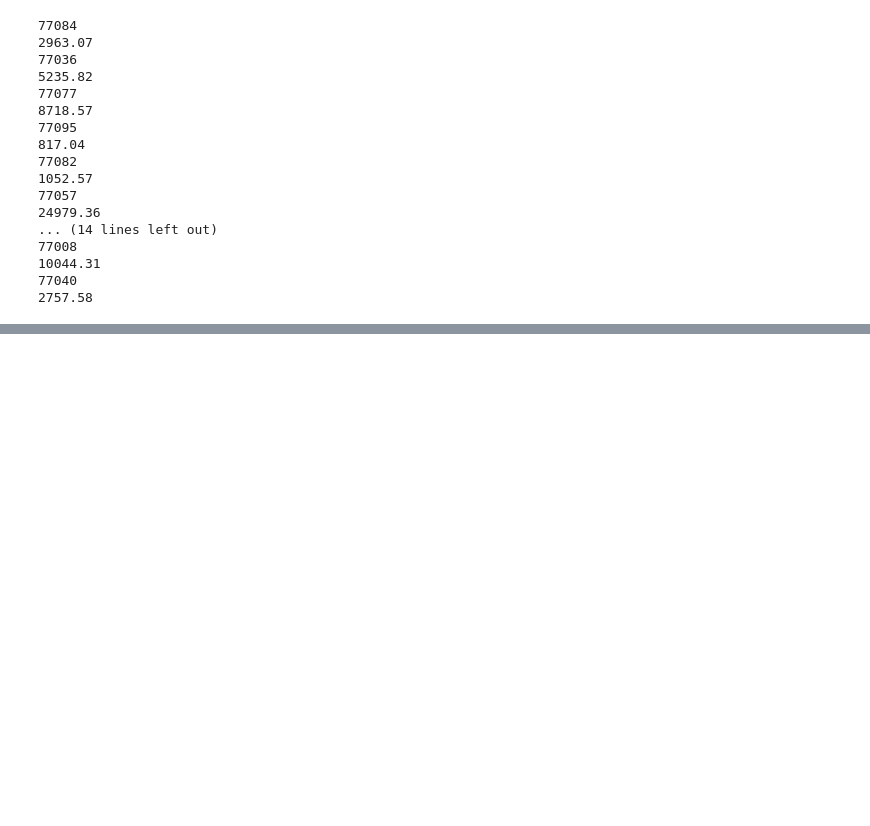
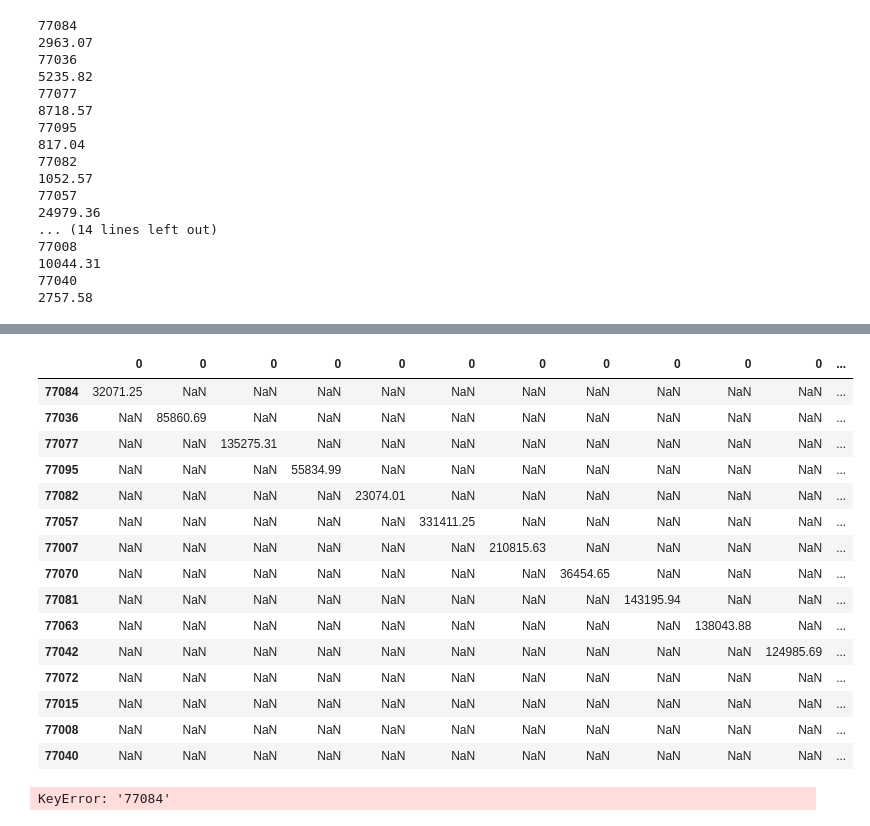
Before and after one commit to Blue723/Housing_Time_Series, a Jupyter notebook: Time_Series_notebook.ipynb, the cells around one changed output, grey strips where cells are left out. Cells and saved outputs as stored; diff of their text form; code cells hidden in the pictures; blank space fills up the shorter version.

```diff
--- a/Time_Series_notebook.ipynb
+++ b/Time_Series_notebook.ipynb
@@ -500,0 +492,10 @@ KeyError: '77084'
+# %%
+mse_future_conf_li = []
+for r in range(0,15):
+    conf_int_indexed = pred_res[r].conf_int().set_index(future_dti)
+    print(zip_col[r])
+    mse = round(sqrt(mean_squared_error(future_mean[zip_col[r]], conf_int_indexed.iloc[:, 0])), 2)
+    print(mse)
+    print('')
+
+    mse_future_conf_li.append(mse)
@@ -500,0 +520,28 @@ KeyError: '77084'
+# %%
+mse_future_conf_df = pd.DataFrame()
+for r in range(0,15):
+    conf_int_indexed = pred_res[r].conf_int().set_index(future_dti)
+
+    mse = round(sqrt(mean_squared_error(future_mean[zip_col[r]], conf_int_indexed.iloc[:, 0])), 2)
+    mse_dict = {zip_col[r]: mse}
+    mse_df = pd.Series(mse_dict)
+    mse_future_conf_df = pd.concat([mse_future_conf_df, mse_df], axis=1)
+# %%
+mse_future_conf_df
+# %% [output]
+|  | 0 | 0 | 0 | 0 | 0 | 0 | 0 | 0 | 0 | 0 | 0 | ... |
+| 77084 | 32071.25 | NaN | NaN | NaN | NaN | NaN | NaN | NaN | NaN | NaN | NaN | ... |
+| 77036 | NaN | 85860.69 | NaN | NaN | NaN | NaN | NaN | NaN | NaN | NaN | NaN | ... |
+| 77077 | NaN | NaN | 135275.31 | NaN | NaN | NaN | NaN | NaN | NaN | NaN | NaN | ... |
+| 77095 | NaN | NaN | NaN | 55834.99 | NaN | NaN | NaN | NaN | NaN | NaN | NaN | ... |
+| 77082 | NaN | NaN | NaN | NaN | 23074.01 | NaN | NaN | NaN | NaN | NaN | NaN | ... |
+| 77057 | NaN | NaN | NaN | NaN | NaN | 331411.25 | NaN | NaN | NaN | NaN | NaN | ... |
+| 77007 | NaN | NaN | NaN | NaN | NaN | NaN | 210815.63 | NaN | NaN | NaN | NaN | ... |
+| 77070 | NaN | NaN | NaN | NaN | NaN | NaN | NaN | 36454.65 | NaN | NaN | NaN | ... |
+| 77081 | NaN | NaN | NaN | NaN | NaN | NaN | NaN | NaN | 143195.94 | NaN | NaN | ... |
+| 77063 | NaN | NaN | NaN | NaN | NaN | NaN | NaN | NaN | NaN | 138043.88 | NaN | ... |
+| 77042 | NaN | NaN | NaN | NaN | NaN | NaN | NaN | NaN | NaN | NaN | 124985.69 | ... |
+| 77072 | NaN | NaN | NaN | NaN | NaN | NaN | NaN | NaN | NaN | NaN | NaN | ... |
+| 77015 | NaN | NaN | NaN | NaN | NaN | NaN | NaN | NaN | NaN | NaN | NaN | ... |
+| 77008 | NaN | NaN | NaN | NaN | NaN | NaN | NaN | NaN | NaN | NaN | NaN | ... |
+| 77040 | NaN | NaN | NaN | NaN | NaN | NaN | NaN | NaN | NaN | NaN | NaN | ... |
@@ -500,0 +561,4 @@ KeyError: '77084'
+# %%
+mse_future_conf_df.sort_values(by=, axis=1)
+# %% [output]
+KeyError: '77084'
```
Also changed, not shown: parts of 9 cells of this notebook.
